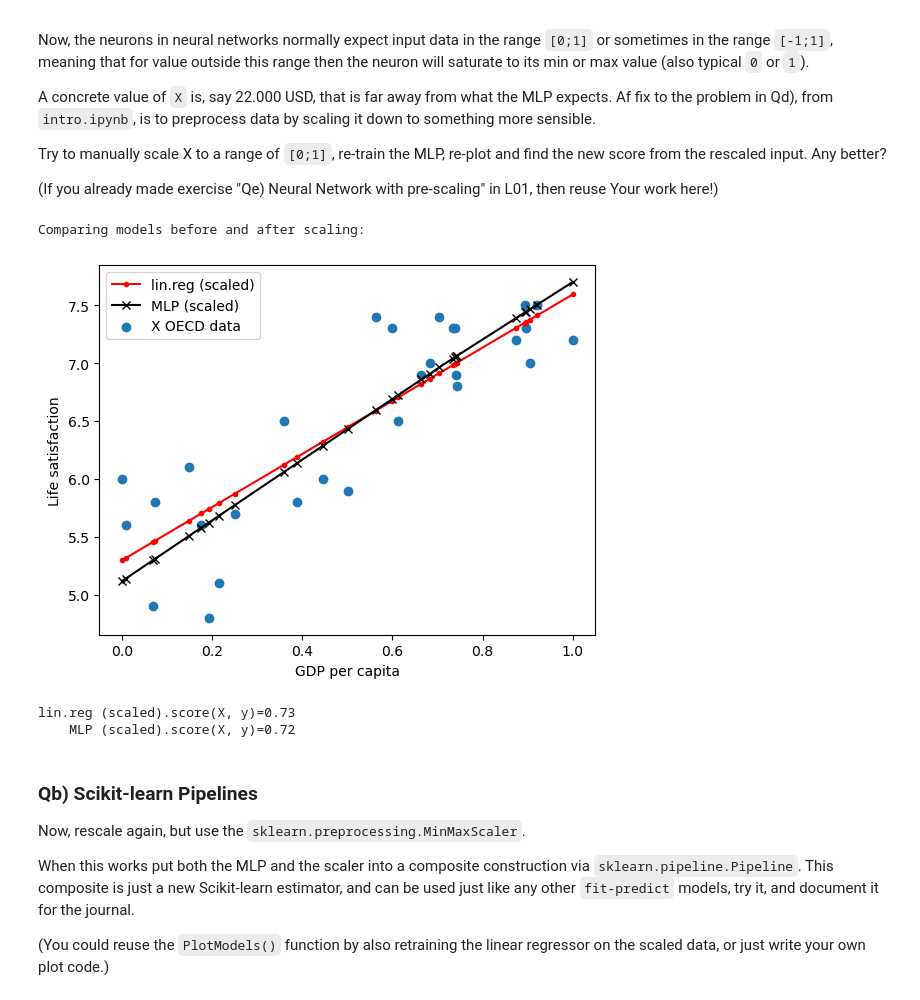
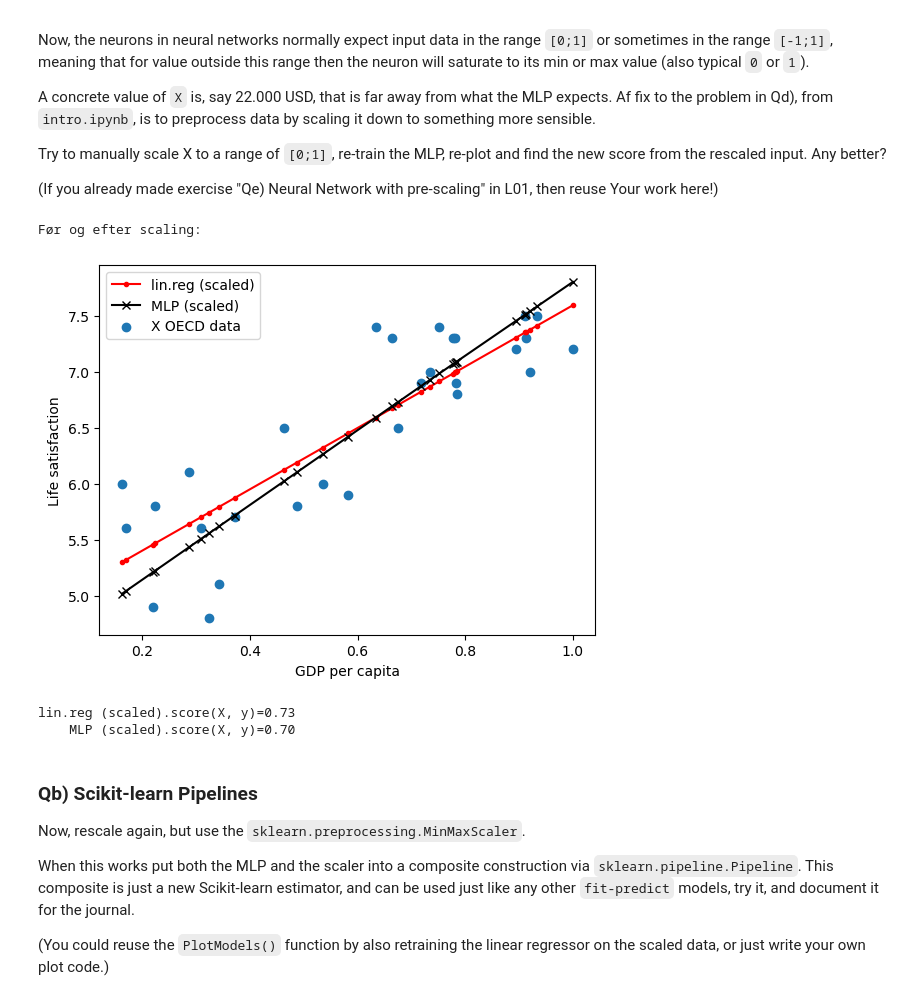
Before and after one commit to OliverEC04/MAL-G10, a Jupyter notebook: L4/pipelines.ipynb, the cells around one changed output. Cells and saved outputs as stored; diff of their text form; code cells hidden in the pictures.

```diff
--- a/L4/pipelines.ipynb
+++ b/L4/pipelines.ipynb
@@ -125,35 +125,32 @@ Try to manually scale X to a range of `[0;1]`, re-train the MLP, re-plot and fin
 
 (If you already made exercise "Qe) Neural Network with pre-scaling" in L01, then reuse Your work here!)
 # %%
-# LAV OM
-from sklearn.preprocessing import MinMaxScaler
+highest_value = np.max(X)
+X_scaled = X / highest_value
 
-# Step 1: Apply Min-Max Scaling to X
-scaler = MinMaxScaler(feature_range=(0,1)) # Skal laves om så den ikke bruger MinMaxScaler, men scales manuelt
-X_scaled = scaler.fit_transform(X)  # Scale X to [0,1]
 
-# Step 2: Create new MLP and Linear Regression models
 mlp_scaled = MLPRegressor(hidden_layer_sizes=(10,),
                            solver='adam',
                            activation='relu',
                            tol=1E-5,
                            max_iter=100000,
                            verbose=False)
 
+# ChatGPT er her blevet brugt til at hjælpe med forståelse
+
 linreg_scaled = LinearRegression()
 
-# Step 3: Train
+#train
 mlp_scaled.fit(X_scaled, y)
-linreg_scaled.fit(X_scaled, y)
+linreg_scaled.fit(X_scaled, y) # sammenligning med lineær
 
-# Step 4: Compare
-print("\nComparing models before and after scaling:")
+print("\nFør og efter scaling:\n")
 PlotModels(linreg_scaled, mlp_scaled, X_scaled, y, "lin.reg (scaled)", "MLP (scaled)")
 # %% [output]
-Comparing models before and after scaling:
+Før og efter scaling:
-[figure, old version]
+[figure, new version]
 lin.reg (scaled).score(X, y)=0.73
-    MLP (scaled).score(X, y)=0.72
+    MLP (scaled).score(X, y)=0.70
 # %% [markdown]
 ### Qb) Scikit-learn Pipelines
 
```
Also changed, not shown: parts of 6 cells of this notebook.
